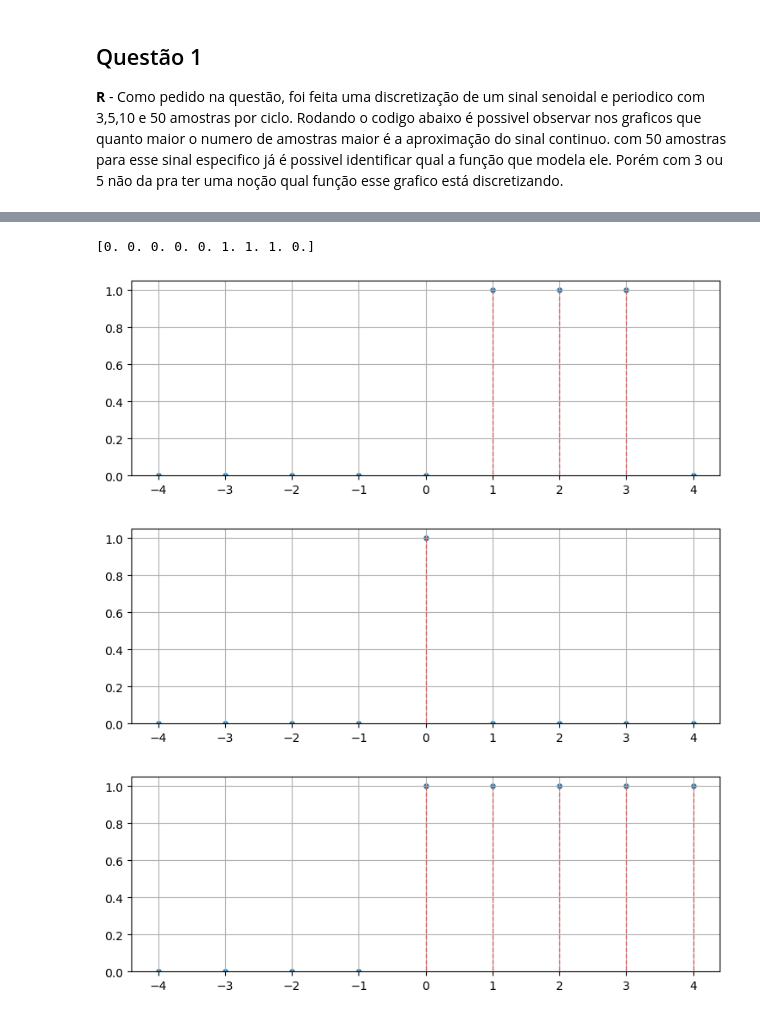
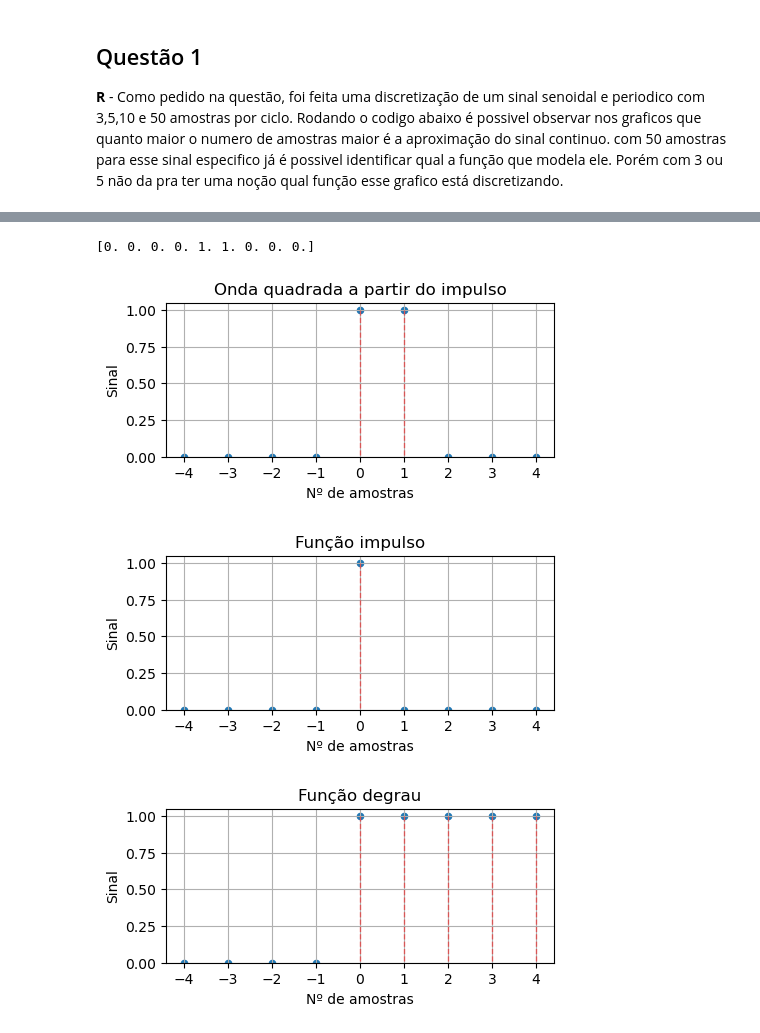
Before and after one commit to abrxao/faculdade, a Jupyter notebook: semestre_4/sinais_e_sistemas/atividade_1.ipynb, the cells around one changed output, grey strips where cells are left out. Saved outputs shown, nothing was run; the diff lists cells and outputs as text; code cells hidden in the pictures.

```diff
--- a/semestre_4/sinais_e_sistemas/atividade_1.ipynb
+++ b/semestre_4/sinais_e_sistemas/atividade_1.ipynb
@@ -11,7 +11,7 @@ for amostra in val_amostras:
     for n in range(amostra):
         y.append(sin(2*pi*n/amostra))
 
-    plt.scatter([range(len(y))],y, s=14)
+    plt.scatter([range(len(y))],y, s=14,color='#000')
     plt.grid(True)
     for i in range(len(y)):
         plt.plot([i, i], [y[i], 0], color='r', linewidth=0.5)
@@ -37,9 +42,9 @@ Importante resaltar que quanto maior o numero de amostras e  menor tem que os va
 # %%
 import numpy as np
-C = complex(3,2)
+C = complex(8,7)
 a_exp = complex(.06,0)
 a_osc = complex(0,.2)
-a_amortecido = complex(-.04,.4)
+a_amortecido = complex(-.05,.4)
 
 v_abc = [(C,a_exp),(C,a_osc),(C,a_amortecido)]
 
@@ -49,7 +54,7 @@ for tuple in v_abc:
     C,a = tuple
     for n in range(num_de_amostras):
         y.append(C* np.exp(a*n))
-    plt.scatter(range(len(np.real(y))),y, s=14)
+    plt.scatter(range(len(y)),np.real(y), s=14)
     for i in range(len(y)):
         plt.plot([i, i], [y[i], 0], color='r', linewidth=0.5)
     plt.grid(True)
@@ -80,7 +97,7 @@ def impulso_unit_idpnt(n_amostras):
     return y
 
 def degrau_unit_idpnt(n_amostras):
-    y = [1 if index <= 0 else 0 for index in range(-n_amostras//2 + 1,n_amostras//2)]
+    y = [1 if index >= 0 else 0 for index in range(-n_amostras//2 + 1,n_amostras//2)]
     return y
 
 def degrau_from_impulso(impulso):
@@ -92,47 +109,70 @@ def degrau_from_impulso(impulso):
     return y
 
 def impulso_from_degrau(degrau):
-    return np.diff(degrau)
+    #função equivalente a:
+    # np.diff(degrau)
+    mem=0
+    s_diff=0
+    diff= 0
+    y=[]
+    for elem in degrau:
+        diff=elem-mem
+        s_diff+=diff
+        mem=elem
+        y.append(diff)
+
+    return y
 
 def onda_from_impulso(impulso,passos, delay):
     onda = np.zeros(len(impulso))
     for i in range(len(impulso)):
         if impulso[i] == 1: onda[i+delay:i+passos+delay]=passos*[1]
     print(onda)
     return onda
 
 
 n_amostras = 10
 x = [index for index in range(-n_amostras//2 + 1,n_amostras//2)]
-y_impulso = impulso_unit_idpnt(n_amostras)
-onda = onda_from_impulso(y_impulso, 3,1)
-y_degrau = degrau_from_impulso(y_impulso)
+y_degrau = degrau_unit_idpnt(n_amostras)
+y_impulso = impulso_from_degrau(y_degrau)
+onda = onda_from_impulso(y_impulso, 2, 0)
+x_onda = [index for index in range(-n_amostras//2 + 1,-n_amostras//2 + len(onda)-len(x))]
 
-plt.figure(figsize=(9,3))
-plt.scatter(x,onda, s=14)
+#Area de Plot gráfico
+plt.figure(figsize=(5,2))
+plt.scatter(x,onda, s=20)
+plt.title('Onda quadrada a partir do impulso')
+plt.ylabel('Sinal')
+plt.xlabel('Nº de amostras')
 plt.ylim(0,1.05)
 for i in range(len(x)):
     plt.plot([x[i], x[i]], [onda[i], 0], color='r', linewidth=1, linestyle='--', alpha=0.5)
 plt.grid(True)
 plt.show()
 
-plt.figure(figsize=(9,3))
-plt.scatter(x,y_impulso, s=14)
+plt.figure(figsize=(5,2))
+plt.scatter(x,y_impulso, s=20)
+plt.title('Função impulso')
+plt.ylabel('Sinal')
+plt.xlabel('Nº de amostras')
 plt.ylim(0,1.05)
 for i in range(len(x)):
     plt.plot([x[i], x[i]], [y_impulso[i], 0], color='r', linewidth=1, linestyle='--', alpha=0.5)
 plt.grid(True)
 plt.show()
 
-plt.figure(figsize=(9,3))
-plt.scatter(x,y_degrau, s=14)
+plt.figure(figsize=(5,2))
+plt.scatter(x,y_degrau, s=20)
+plt.title('Função degrau')
+plt.ylabel('Sinal')
+plt.xlabel('Nº de amostras')
 plt.ylim(0,1.05)
 for i in range(len(x)):
     plt.plot([x[i], x[i]], [y_degrau[i], 0], color='r', linewidth=1, linestyle='--', alpha=0.5)
 plt.grid(True)
 plt.show()
 # %% [output]
-[0. 0. 0. 0. 0. 1. 1. 1. 0.]
+[0. 0. 0. 0. 1. 1. 0. 0. 0.]
-[figure, old version]
+[figure, new version]
-[figure, old version]
+[figure, new version]
-[figure, old version]
+[figure, new version]
```
Also changed, not shown: parts of 8 cells of this notebook.
